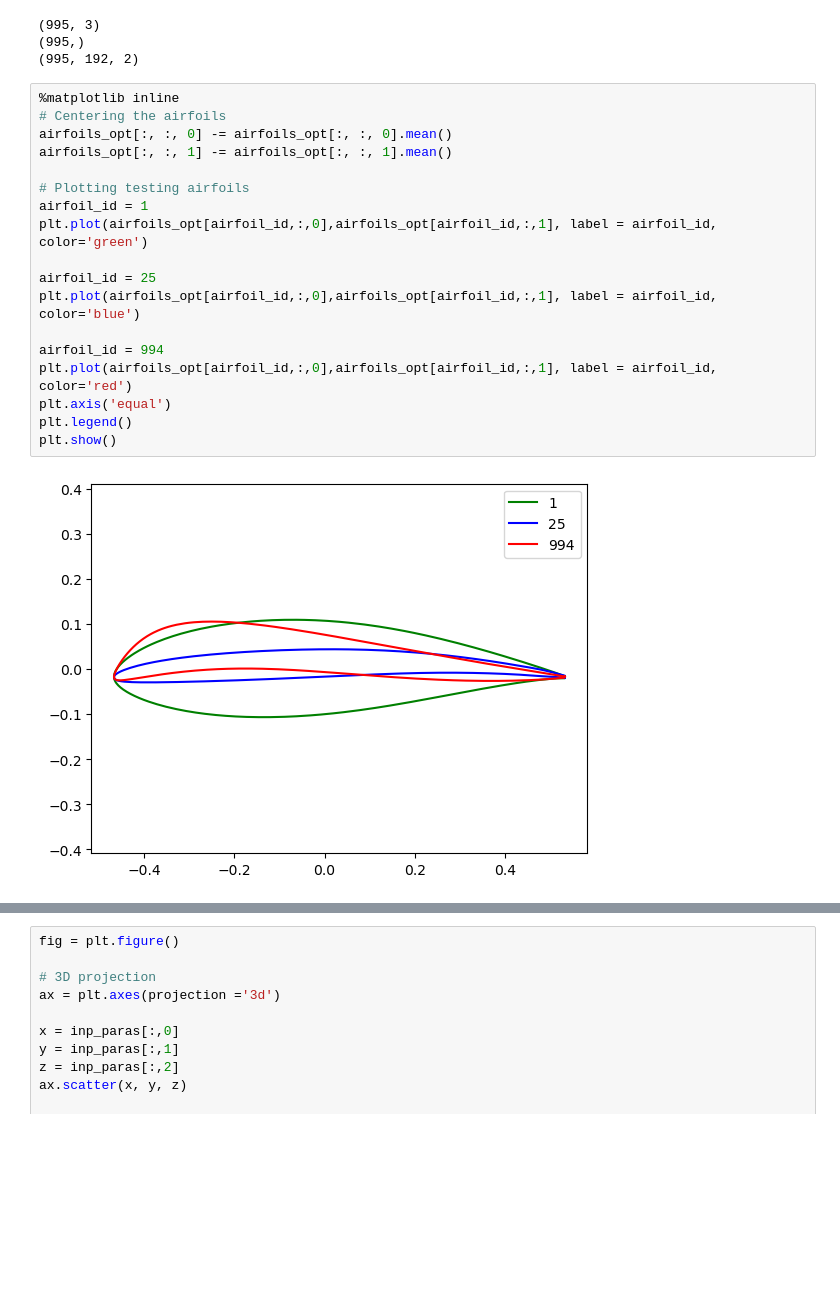
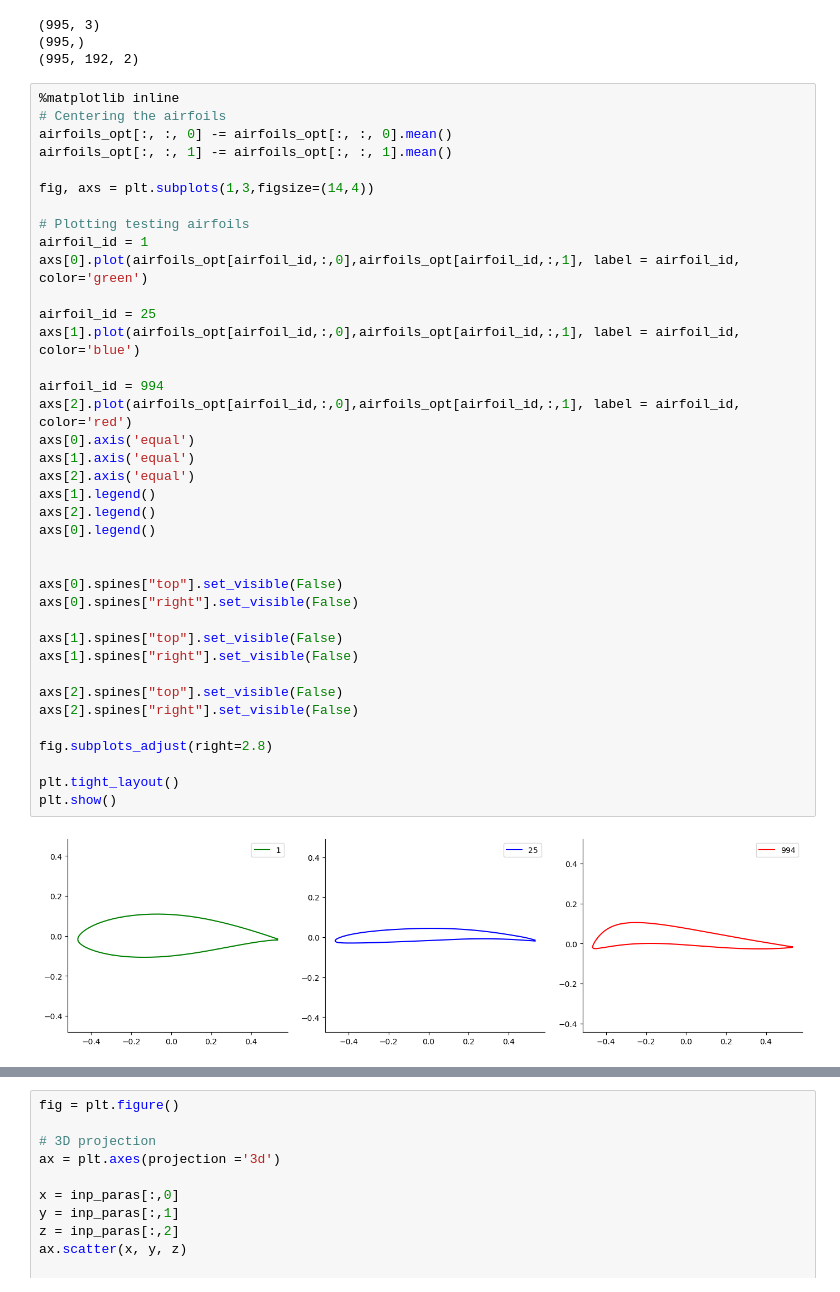
Before and after one commit to Hghn02/Inverse-Design-of-Optimal-Airfoil-Geometry, a Jupyter notebook: data_vis.ipynb, the cells around one changed output, grey strips where cells are left out. Drawn from its saved outputs; the diff is of its cells as text; blank space fills up the shorter version.

```diff
--- a/data_vis.ipynb
+++ b/data_vis.ipynb
@@ -28,23 +29,43 @@ print(airfoils_opt.shape)
 # %%
 %matplotlib inline
 # Centering the airfoils
 airfoils_opt[:, :, 0] -= airfoils_opt[:, :, 0].mean()
 airfoils_opt[:, :, 1] -= airfoils_opt[:, :, 1].mean()
 
+fig, axs = plt.subplots(1,3,figsize=(14,4))
+
 # Plotting testing airfoils
 airfoil_id = 1
-plt.plot(airfoils_opt[airfoil_id,:,0],airfoils_opt[airfoil_id,:,1], label = airfoil_id, color='green')
+axs[0].plot(airfoils_opt[airfoil_id,:,0],airfoils_opt[airfoil_id,:,1], label = airfoil_id, color='green')
 
 airfoil_id = 25
-plt.plot(airfoils_opt[airfoil_id,:,0],airfoils_opt[airfoil_id,:,1], label = airfoil_id, color='blue')
+axs[1].plot(airfoils_opt[airfoil_id,:,0],airfoils_opt[airfoil_id,:,1], label = airfoil_id, color='blue')
 
 airfoil_id = 994
-plt.plot(airfoils_opt[airfoil_id,:,0],airfoils_opt[airfoil_id,:,1], label = airfoil_id, color='red')
-plt.axis('equal')
-plt.legend()
+axs[2].plot(airfoils_opt[airfoil_id,:,0],airfoils_opt[airfoil_id,:,1], label = airfoil_id, color='red')
+axs[0].axis('equal')
+axs[1].axis('equal')
+axs[2].axis('equal')
+axs[1].legend()
+axs[2].legend()
+axs[0].legend()
+
+
+axs[0].spines["top"].set_visible(False)
+axs[0].spines["right"].set_visible(False)
+
+axs[1].spines["top"].set_visible(False)
+axs[1].spines["right"].set_visible(False)
+
+axs[2].spines["top"].set_visible(False)
+axs[2].spines["right"].set_visible(False)
+
+fig.subplots_adjust(right=2.8)
+
+plt.tight_layout()
 plt.show()
 # %% [output]
-[figure, old version]
+[figure, new version]
 # %%
 # Creating dataframe design parameters
 
```
Also changed, not shown: parts of 7 cells of this notebook, 5 other files.
